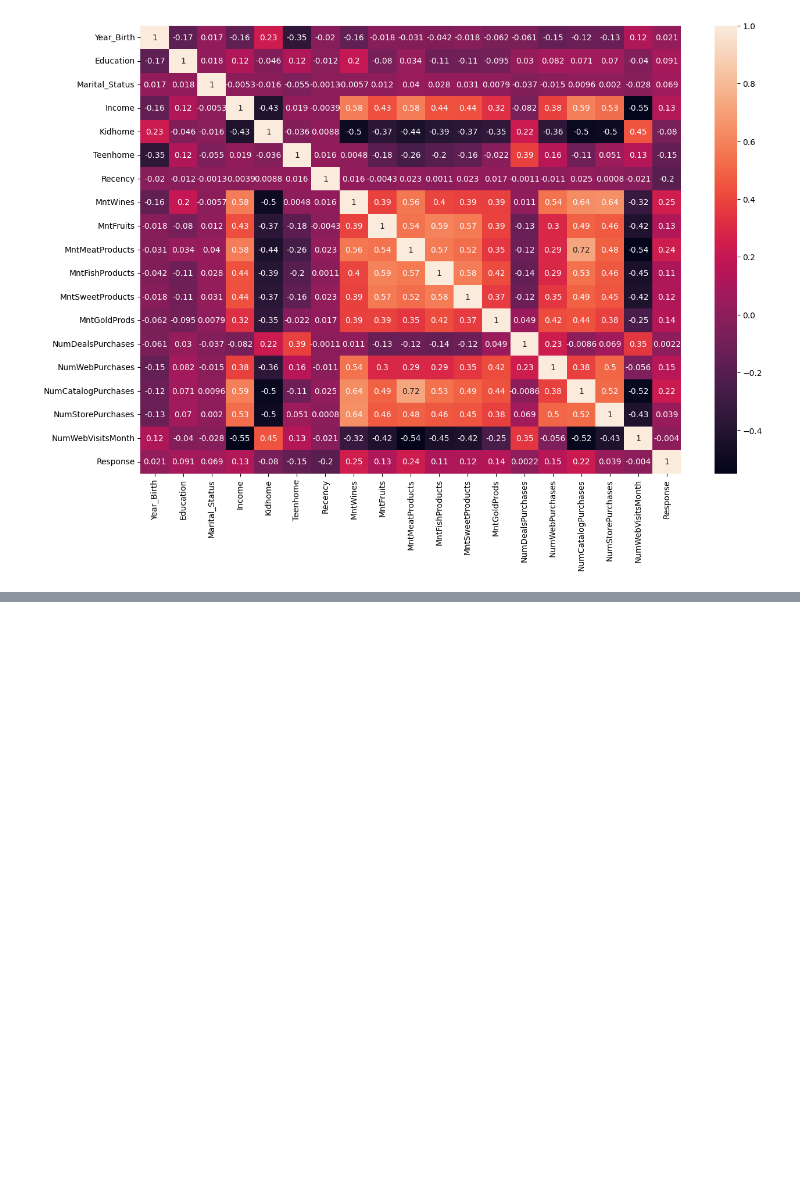
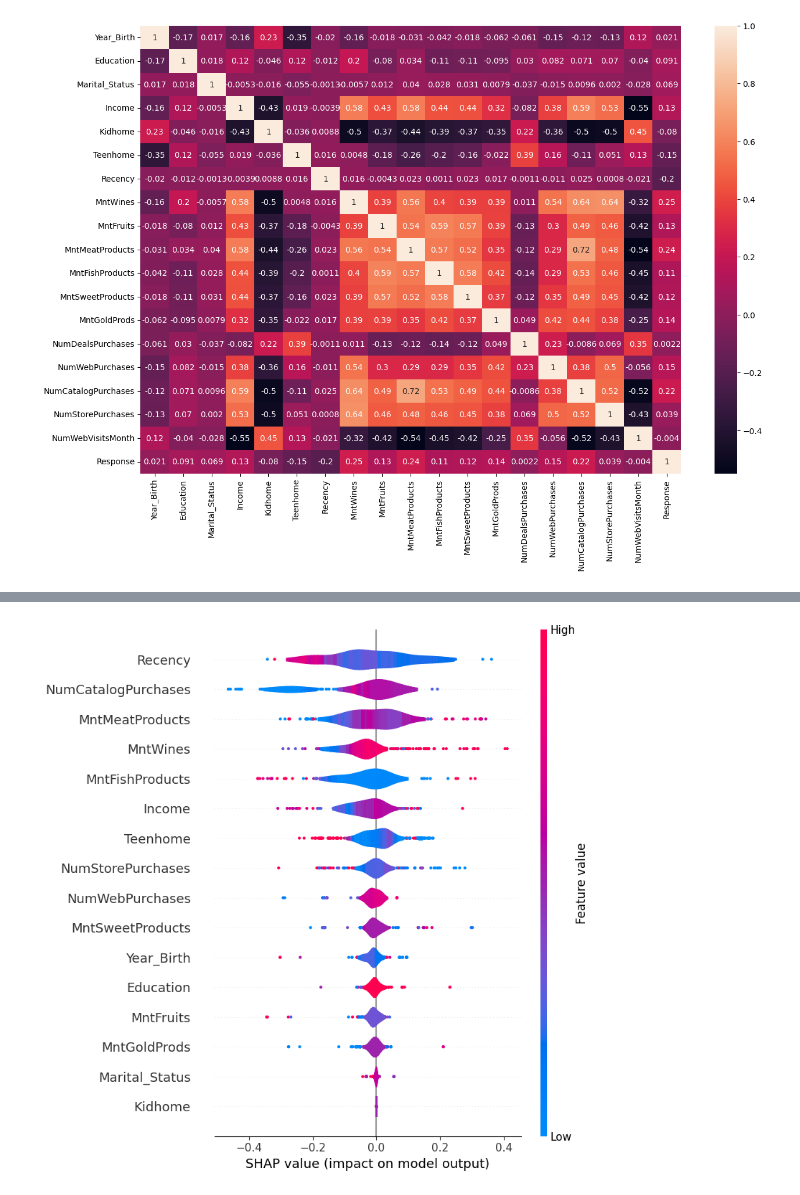
Before and after one commit to jigarsiddhpura/Superstore_Marketing_Campaign_Prediction, a Jupyter notebook: Superstore_Marketing_Campaign_Prediction.ipynb, the cells around one changed output, grey strips where cells are left out. Drawn from its saved outputs; the diff is of its cells as text; code cells hidden in the pictures; blank space fills up the shorter version.

```diff
--- a/Superstore_Marketing_Campaign_Prediction.ipynb
+++ b/Superstore_Marketing_Campaign_Prediction.ipynb
@@ -289,0 +455,4 @@ sns.heatmap(df.corr(),annot=True)
+# %%
+shap.summary_plot(shap_values[1], testX.values, feature_names=testX.columns, plot_type='violin')
+# %% [output]
+[figure, added]
```
Also changed, not shown: parts of 22 cells of this notebook.
